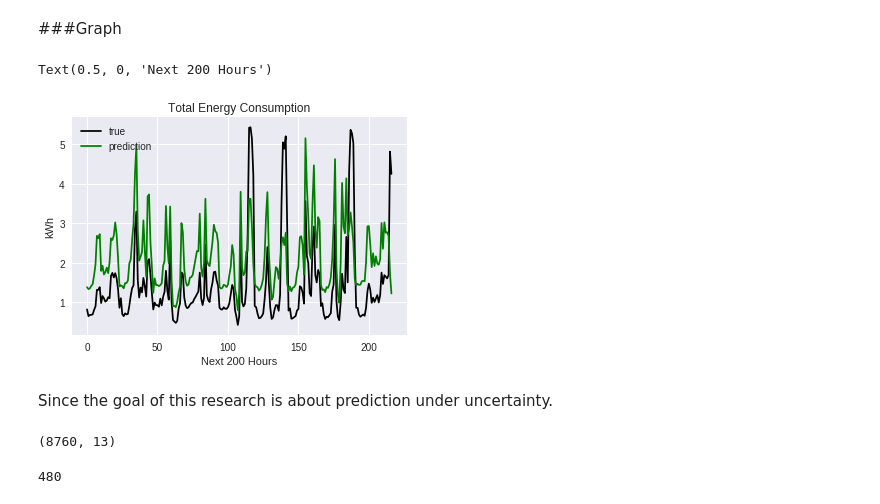
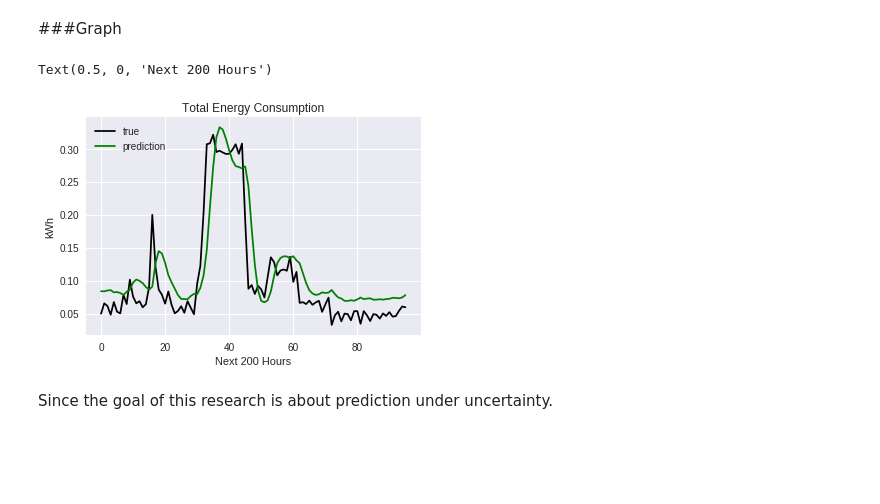
Before and after one commit to ashfarhangi/Smart-Home-Energy-Prediction, a Jupyter notebook: Feature.ipynb, the cells around one changed output. Drawn from its saved outputs; the diff is of its cells as text; code cells hidden in the pictures; blank space fills up the shorter version.

```diff
--- a/Feature.ipynb
+++ b/Feature.ipynb
@@ -169,3 +190,28 @@ y_test = m12h.iloc[split:,0].values
+# %%
+#24 hour energy prediction with 15m data
+hour24 = int(df.shape[0] / 366)
+split = 365*hour24
+
+X = df.iloc[:split,0:1].values
+y = df.iloc[:split,0:1].values
+sc = MinMaxScaler(feature_range=(0,1))
+training_set_scaled = sc.fit_transform(X)
+test_set_scaled = sc.fit_transform(y)
+# %%
+X_train = []
+y_train = []
+for i in range(24,480):
+    X_train.append(training_set_scaled[i-24:i,0])
+    y_train.append(training_set_scaled[i,0])
+X_train, y_train = np.array(X_train), np.array(y_train)
+
+X_test = []
+y_test = []
+for i in range(24,120):
+    X_test.append(test_set_scaled[i-24:i,0])
+    y_test.append(test_set_scaled[i,0])
+
+X_test, y_test = np.array(X_test), np.array(y_test)
 # %%
 print('y_test:', y_test.shape)
 print('X_train:' , X_train.shape)
@@ -187,4 +226,6 @@ layers = [1, 50,100, 1]
 # %%
+model = Sequential()
+layers = [1, 50,100, 1]
 model.add(LSTM(layers[1],input_shape=(None, layers[0]),return_sequences=True))
 model.add(Dropout(0.2))
 model.add(LSTM(layers[2],return_sequences=False))
@@ -192,3 +233,4 @@ model.add(Dropout(0.2))
 model.add(Dense(layers[3]))
 model.add(Activation("linear"))
 model.compile(loss="mse", optimizer="rmsprop",metrics=['accuracy'])
+model.fit(X_train, y_train,batch_size=16, nb_epoch=10, validation_split=0.05)
@@ -219,2 +255,0 @@ epochs = 10
-# %%
-model.fit(X_train, y_train,batch_size=16, nb_epoch=epochs, validation_split=0.05)
@@ -250,13 +266,13 @@ Test accuracy: 0.0
 # %%
 plt.figure(1)
 plt.plot(y_test,label='true',color = 'black')
 plt.plot(prediction,label='prediction',color = 'green')
 plt.legend(loc='upper left')
 plt.title('Total Energy Consumption')
 plt.ylabel('kWh')
-plt.xlabel('Next 200 Hours')
+plt.xlabel('')
 # %% [output]
 Text(0.5, 0, 'Next 200 Hours')
-[figure, old version]
+[figure, new version]
 # %% [markdown]
 Since the goal of this research is about prediction under uncertainty.
@@ -271,8 +278,0 @@ y_test = m12h.iloc[split:,0].values
-# %%
-weather.shape
-# %% [output]
-(8760, 13)
-# %%
-X_train.shape[0]
-# %% [output]
-480
```
Also changed, not shown: parts of 50 cells of this notebook.
